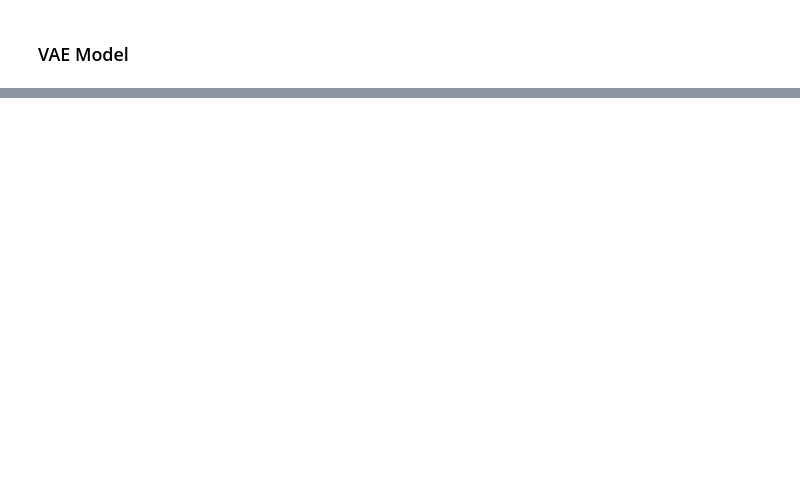
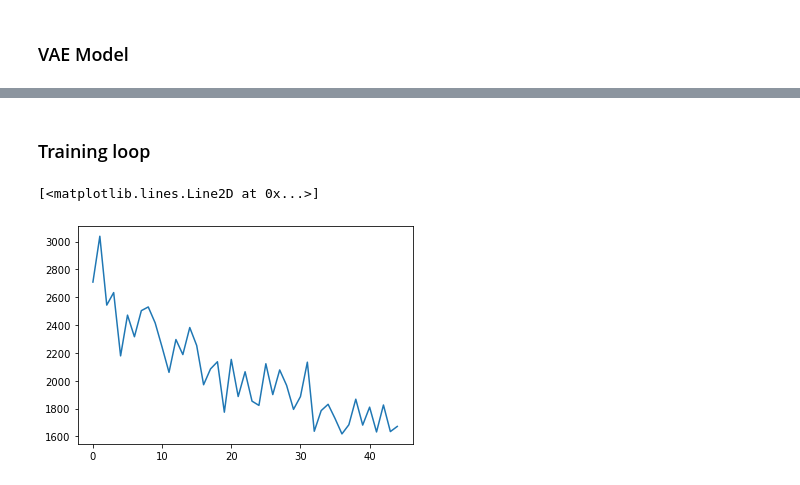
Before and after one commit to elizavetasemenova/PriorCVAE_JAX, a Jupyter notebook: Main Notebook.ipynb, the cells around one changed output, grey strips where cells are left out. Cells and saved outputs as stored; diff of their text form; code cells hidden in the pictures; blank space fills up the shorter version.

```diff
--- a/Main Notebook.ipynb
+++ b/Main Notebook.ipynb
@@ -248,0 +144,2 @@ state = train_state.TrainState.create(apply_fn=model, params=params, tx=optimize
+# %% [markdown]
+### Training loop
@@ -248,0 +165,34 @@ state = train_state.TrainState.create(apply_fn=model, params=params, tx=optimize
+# %%
+@jax.jit
+def train_step(state, batch):
+    def loss_fn(params):
+        _, y, _ = batch
+        y_hat, z_mu, z_sd = model.apply({'params': params}, y)
+        rcl_loss = rcl(y_hat, y).mean()
+        kld_loss = kl_divergence(z_mu, z_sd).mean()
+        loss = rcl_loss + kld_loss
+        return loss
+
+    grads = jax.grad(loss_fn)(state.params)
+    return state.apply_gradients(grads=grads), loss_fn(state.params)
+# %%
+#rng = jax.random.PRNGKey(45)
+
+num_epochs = 15
+#steps_per_epoch = num_samples // batch_size -
+steps_per_epoch = 3
+
+_loss = []
+
+for epoch in range(num_epochs):
+    for _ in range(steps_per_epoch):
+      batch = next(train_loader_iter)
+      state, loss = train_step(state, batch)
+      _loss.append(loss)
+# %%
+len(_loss)
+
+plt.plot(range(len(_loss)), _loss, label = 'Training loss')
+# %% [output]
+[<matplotlib.lines.Line2D at 0x...>]
+[figure, added]
```
Also changed, not shown: parts of 20 cells of this notebook, 3 other files.
